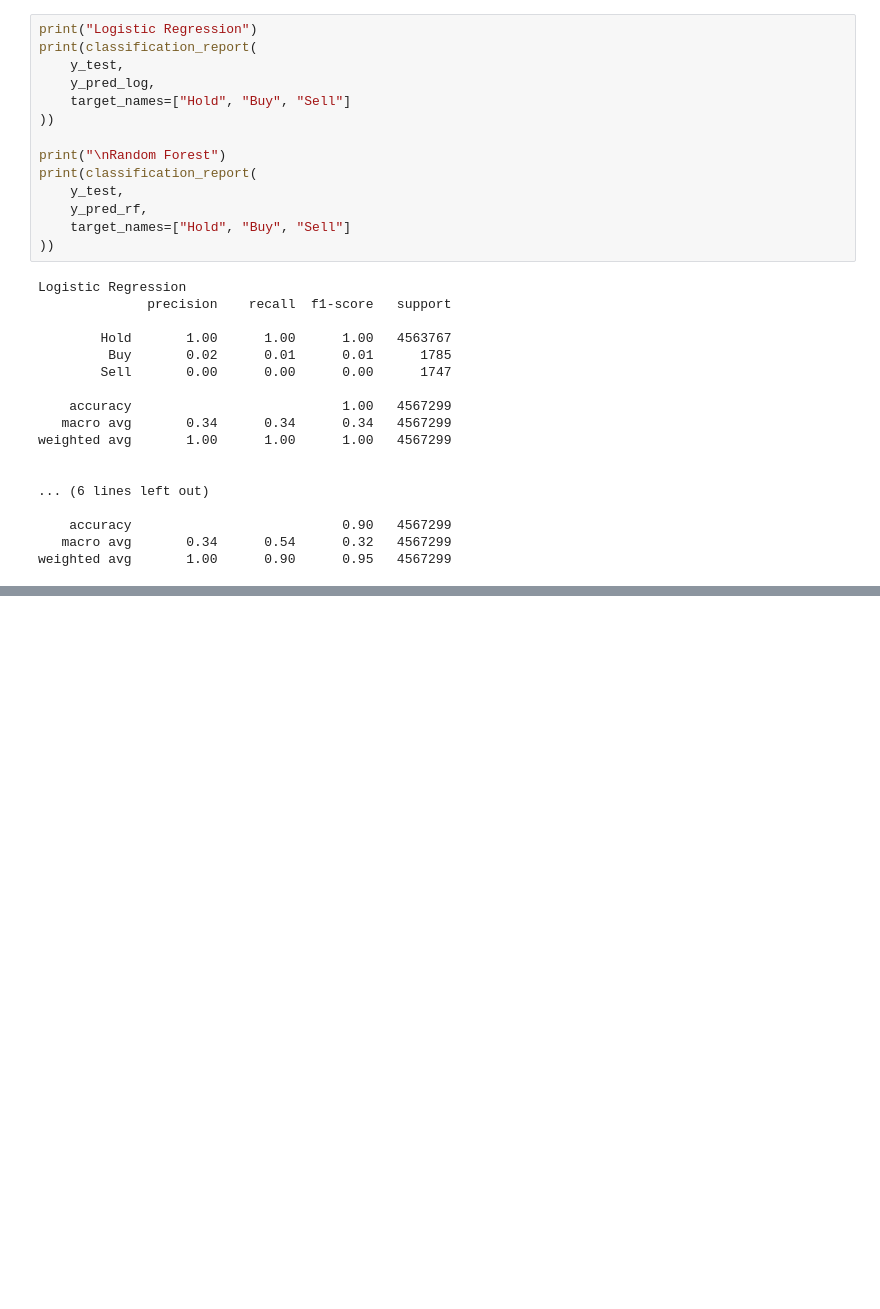
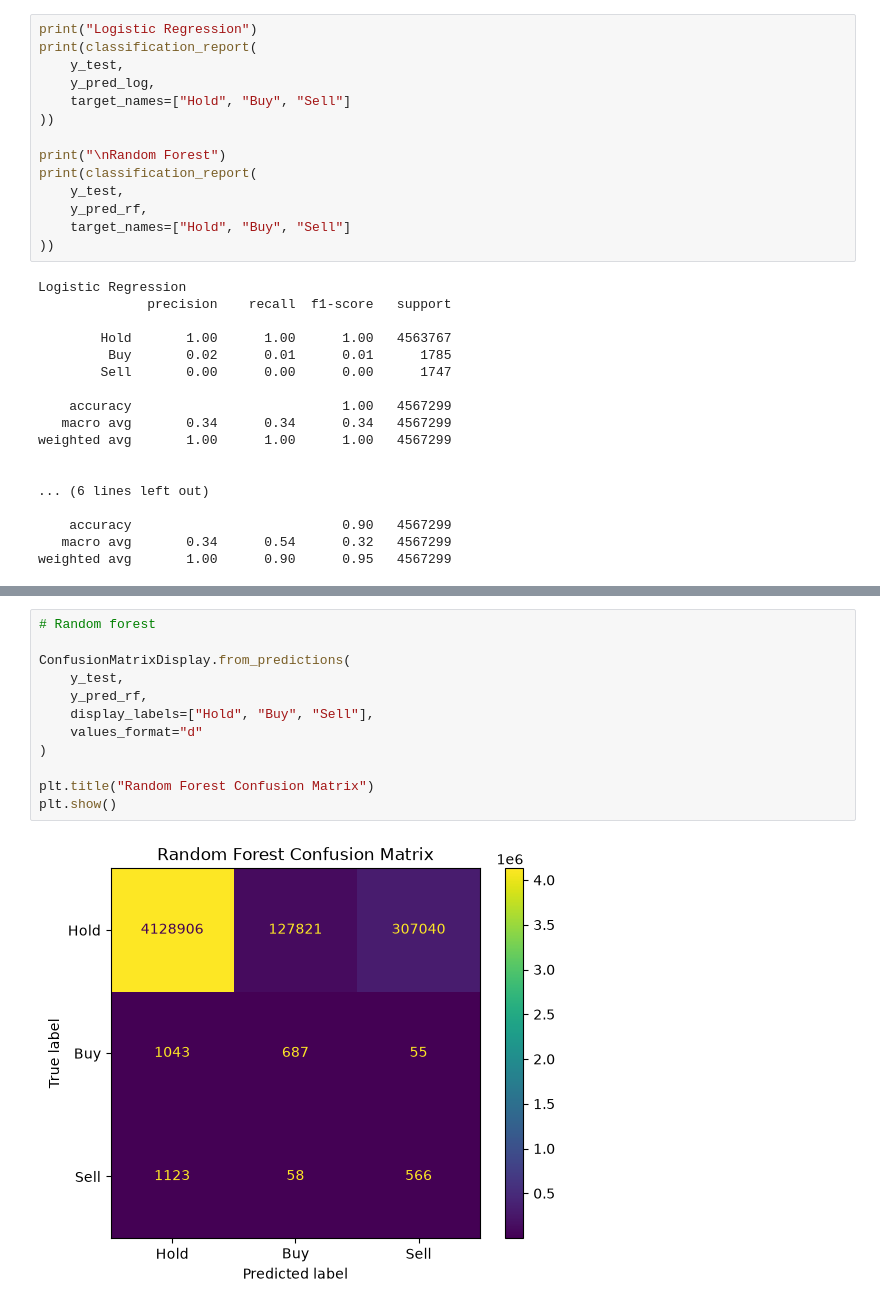
Before and after one commit to Yvesangwa/DAAI_projects, a Jupyter notebook: Project_3_ML_for_Predicting_Trading_Signals/Predicting_Trading_Signal.ipynb, the cells around one changed output, grey strips where cells are left out. Cells and saved outputs as stored; diff of their text form; blank space fills up the shorter version.

```diff
--- a/Project_3_ML_for_Predicting_Trading_Signals/Predicting_Trading_Signal.ipynb
+++ b/Project_3_ML_for_Predicting_Trading_Signals/Predicting_Trading_Signal.ipynb
@@ -673,0 +690,14 @@ weighted avg       1.00      0.90      0.95   4567299
+# %%
+# Random forest
+
+ConfusionMatrixDisplay.from_predictions(
+    y_test,
+    y_pred_rf,
+    display_labels=["Hold", "Buy", "Sell"],
+    values_format="d"
+)
+
+plt.title("Random Forest Confusion Matrix")
+plt.show()
+# %% [output]
+[figure, added]
```
Also changed, not shown: parts of 4 cells of this notebook.
